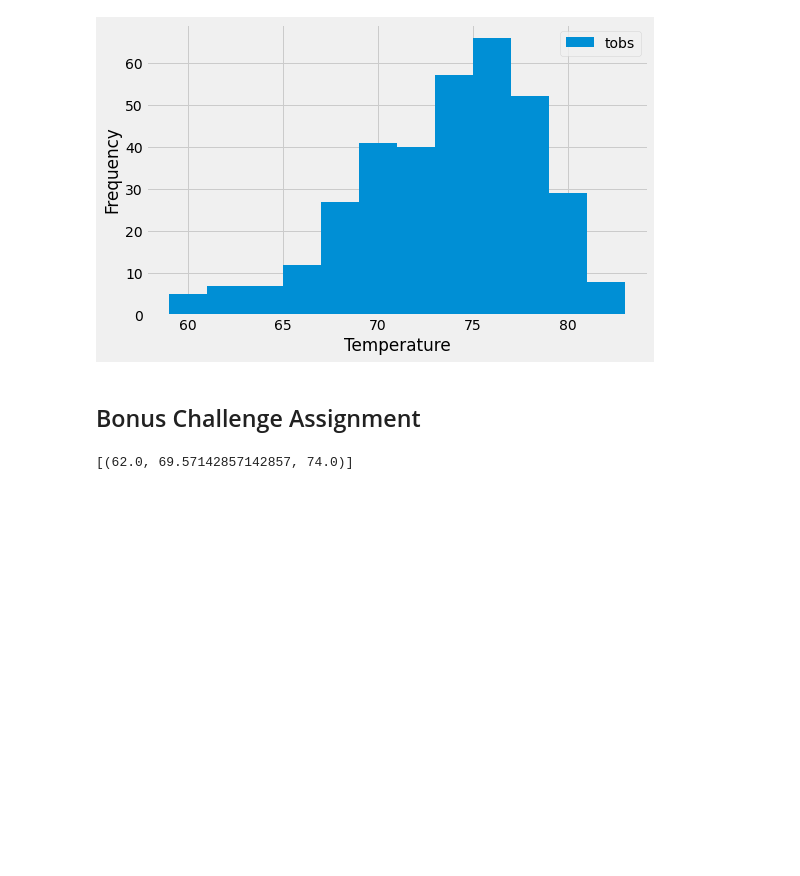
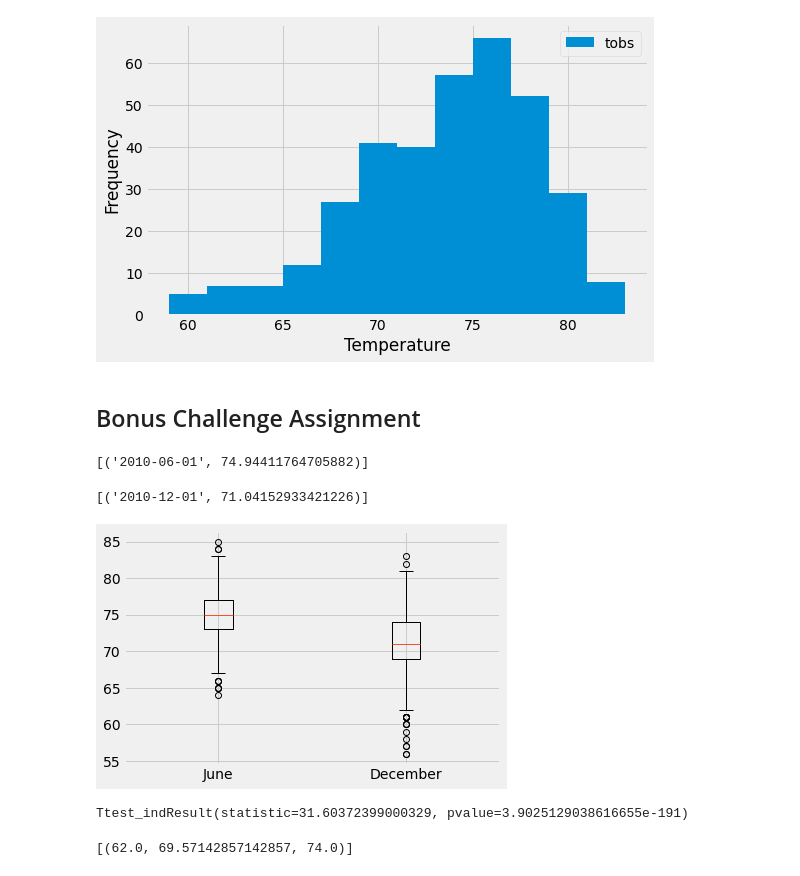
Before and after one commit to MersedehSP/sqlalchemy-challenge, a Jupyter notebook: climate_starter.ipynb, the cells around one changed output. Saved outputs shown, nothing was run; the diff lists cells and outputs as text; code cells hidden in the pictures; blank space fills up the shorter version.

```diff
--- a/climate_starter.ipynb
+++ b/climate_starter.ipynb
@@ -226,6 +215,38 @@ plt.show()
 ## Bonus Challenge Assignment
 # %%
 #----------------------------------------TEMPERATURE ANALYSIS I-------------------------------------------------------------
+# %%
+#query the avg temp in june
+june_data = session.query(Measurement.date, func.avg(Measurement.tobs)).filter(func.strftime("%m",Measurement.date) == "06").all()
+june_data
+# %% [output]
+[('2010-06-01', 74.94411764705882)]
+# %%
+#query the avg temp in dec
+dec_data = session.query(Measurement.date, func.avg(Measurement.tobs)).filter(func.strftime("%m",Measurement.date) == "12").all()
+dec_data
+# %% [output]
+[('2010-12-01', 71.04152933421226)]
+# %%
+# put the jun and dec temp data in dataframes
+june_all = session.query(Measurement.date, Measurement.tobs).filter(func.strftime("%m",Measurement.date) == "06").all()
+dec_all = session.query(Measurement.date, Measurement.tobs).filter(func.strftime("%m",Measurement.date) == "12").all()
+
+june_df= pd.DataFrame(june_all, columns=['June', 'Temperature'])
+dec_df = pd.DataFrame(dec_all, columns=['December', 'Temperature'])
+# %%
+# show the box plot for both
+box_data = [june_df["Temperature"], dec_df["Temperature"]]
+
+plt.boxplot(box_data,labels=['June', 'December']);
+# %% [output]
+[figure, added]
+# %%
+#running a t-test to determie whether this difference in temperature is meaningful or not- t-test because the valuse are from two  differnet months
+stats.ttest_ind(june_df["Temperature"], dec_df["Temperature"])
+##Analysis : the p-value is very small and therefore we can accept that the temp diff is significant
+# %% [output]
+Ttest_indResult(statistic=31.60372399000329, pvalue=3.9025129038616655e-191)
 # %%
 #----------------------------------------TEMPERATURE ANALYSIS II-------------------------------------------------------------
 # %%
```
Also changed, not shown: parts of 5 cells of this notebook, 3 other files.
